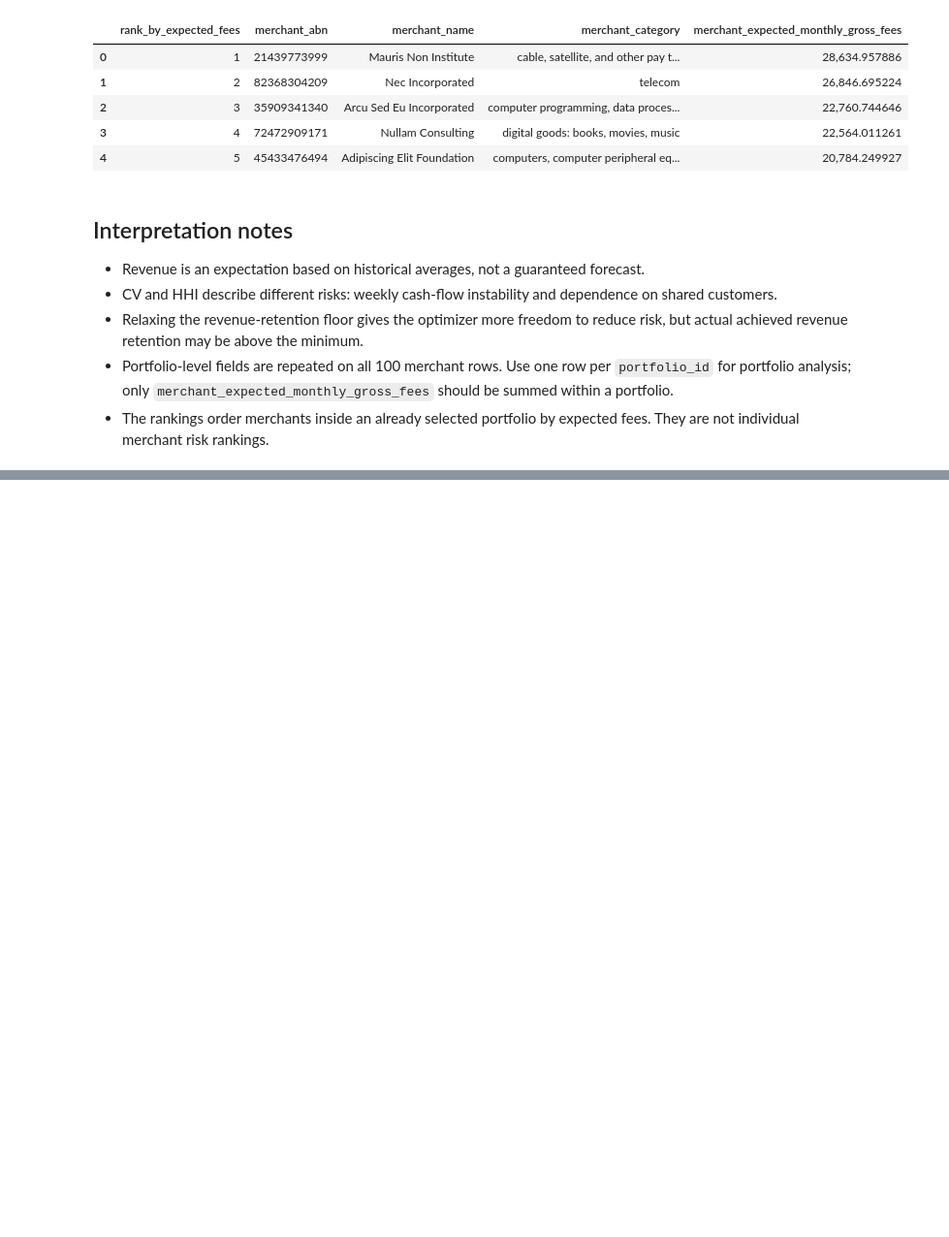
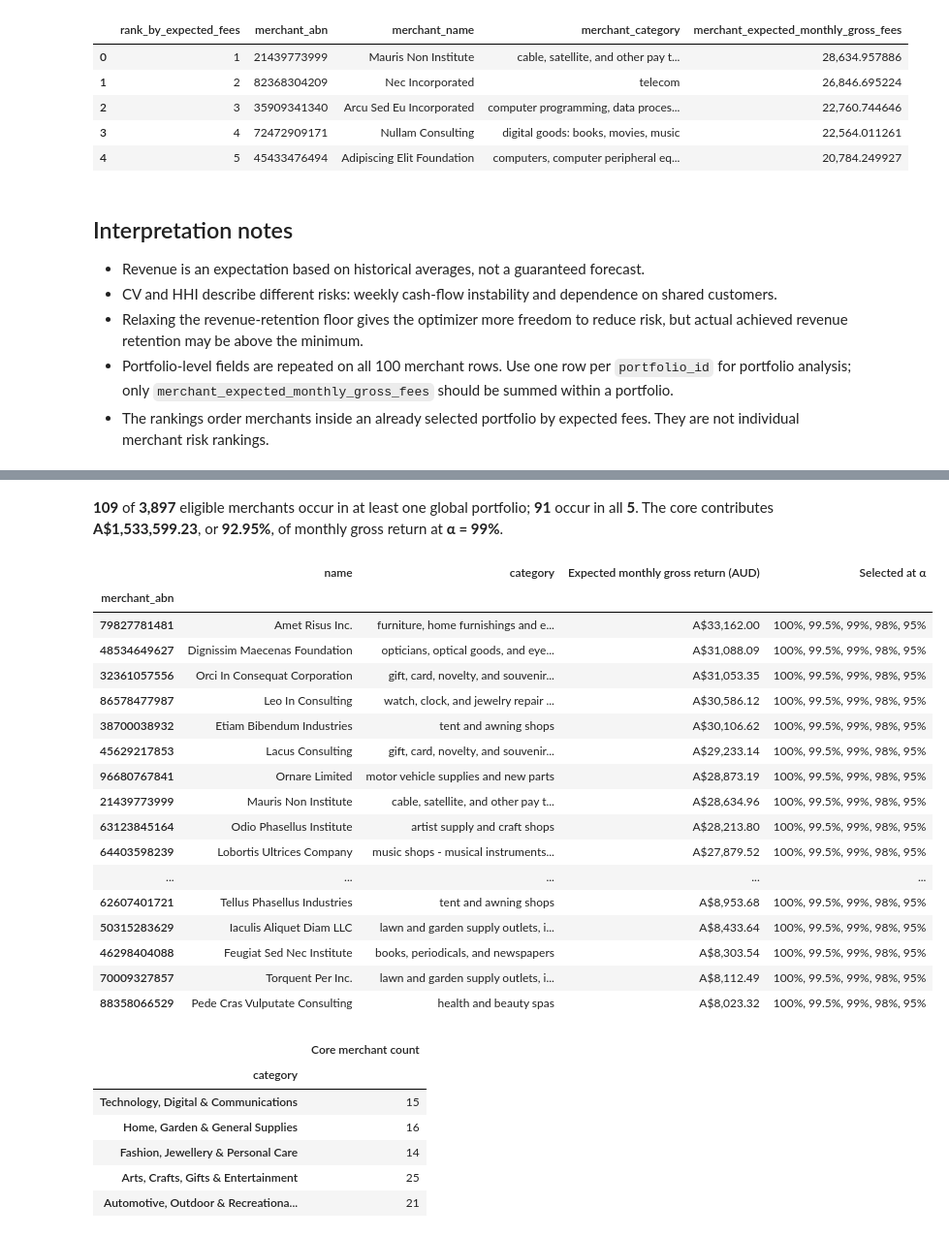
Before and after one commit to hannimeee/industry-project-group-19, a Jupyter notebook: code/11_summary.ipynb, the cells around one changed output, grey strips where cells are left out. Shown at 97% size. Drawn from its saved outputs; the diff is of its cells as text; code cells hidden in the pictures; blank space fills up the shorter version.

```diff
--- a/code/11_summary.ipynb
+++ b/code/11_summary.ipynb
@@ -215,0 +435,54 @@ Technology, Digital & Communications — retention 100.0%
+# %%
+snapshot_merchants = pd.read_parquet(SNAPSHOT_DIR / "merchants.parquet")
+snapshot_merchants["merchant_abn"] = snapshot_merchants.merchant_abn.astype("string")
+if snapshot_merchants.merchant_abn.duplicated().any():
+    raise ValueError("Duplicate snapshot merchant ABN")
+if not snapshot_merchants.eligible.isin([True, False]).all():
+    raise ValueError("Snapshot eligibility must be boolean")
+eligible = snapshot_merchants.loc[snapshot_merchants.eligible.eq(True)].set_index("merchant_abn").copy()
+if not set(GLOBAL.merchant_abn).issubset(eligible.index):
+    raise ValueError("Final ranking includes merchant absent from eligible snapshot")
+snapshot_returns = GLOBAL.merchant_abn.map(eligible.expected_monthly_fees)
+if not np.allclose(snapshot_returns, GLOBAL.merchant_expected_monthly_gross_fees):
+    raise ValueError("Final returns disagree with frozen snapshot")
+selection_frequency = GLOBAL.groupby("merchant_abn").retention.nunique()
+n_alphas = GLOBAL.retention.nunique()
+eligible["selection_count"] = selection_frequency.reindex(eligible.index, fill_value=0)
+eligible["Selection group"] = np.select([eligible.selection_count.eq(n_alphas), eligible.selection_count.gt(0)], ["Always selected", "Sometimes selected"], default="Never selected")
+core = eligible.loc[eligible["Selection group"].eq("Always selected")].copy()
+selected_union = int(eligible.selection_count.gt(0).sum())
+core_return = comparison_rows.loc[comparison_rows.index.isin(core.index), "merchant_expected_monthly_gross_fees"].sum()
+core_return_share = core_return / compare_metrics.portfolio_expected_monthly_gross_fees
+alpha_memberships = GLOBAL.groupby("merchant_abn").retention.apply(lambda v: ", ".join(f"{a*100:g}%" for a in sorted(v.unique(), reverse=True)))
+core["Selected at α"] = alpha_memberships.reindex(core.index)
+display(Markdown(f"**{selected_union:,}** of **{len(eligible):,}** eligible merchants occur in at least one global portfolio; **{len(core):,}** occur in all **{n_alphas}**. The core contributes **A${core_return:,.2f}**, or **{core_return_share:.2%}**, of monthly gross return at **α = {compare_alpha*100:g}%**."))
+display(core.sort_values("expected_monthly_fees", ascending=False)[["name", "category", "expected_monthly_fees", "Selected at α"]].rename(columns={"expected_monthly_fees": "Expected monthly gross return (AUD)"}).style.format({"Expected monthly gross return (AUD)": "A${:,.2f}"}))
+core_segments = core.category.map(category_to_segment).value_counts().reindex(SEGMENT_ORDER, fill_value=0)
+display(core_segments.rename("Core merchant count").to_frame())
+# %% [output]
+**109** of **3,897** eligible merchants occur in at least one global portfolio; **91** occur in all **5**. The core contributes **A$1,533,599.23**, or **92.95%**, of monthly gross return at **α = 99%**.
+|  | name | category | Expected monthly gross return (AUD) | Selected at α |
+| merchant_abn |  |  |  |  |
+| 79827781481 | Amet Risus Inc. | furniture, home furnishings and e... | A$33,162.00 | 100%, 99.5%, 99%, 98%, 95% |
+| 48534649627 | Dignissim Maecenas Foundation | opticians, optical goods, and eye... | A$31,088.09 | 100%, 99.5%, 99%, 98%, 95% |
+| 32361057556 | Orci In Consequat Corporation | gift, card, novelty, and souvenir... | A$31,053.35 | 100%, 99.5%, 99%, 98%, 95% |
+| 86578477987 | Leo In Consulting | watch, clock, and jewelry repair ... | A$30,586.12 | 100%, 99.5%, 99%, 98%, 95% |
+| 38700038932 | Etiam Bibendum Industries | tent and awning shops | A$30,106.62 | 100%, 99.5%, 99%, 98%, 95% |
+| 45629217853 | Lacus Consulting | gift, card, novelty, and souvenir... | A$29,233.14 | 100%, 99.5%, 99%, 98%, 95% |
+| 96680767841 | Ornare Limited | motor vehicle supplies and new parts | A$28,873.19 | 100%, 99.5%, 99%, 98%, 95% |
+| 21439773999 | Mauris Non Institute | cable, satellite, and other pay t... | A$28,634.96 | 100%, 99.5%, 99%, 98%, 95% |
+| 63123845164 | Odio Phasellus Institute | artist supply and craft shops | A$28,213.80 | 100%, 99.5%, 99%, 98%, 95% |
+| 64403598239 | Lobortis Ultrices Company | music shops - musical instruments... | A$27,879.52 | 100%, 99.5%, 99%, 98%, 95% |
+| ... | ... | ... | ... | ... |
+| 62607401721 | Tellus Phasellus Industries | tent and awning shops | A$8,953.68 | 100%, 99.5%, 99%, 98%, 95% |
+| 50315283629 | Iaculis Aliquet Diam LLC | lawn and garden supply outlets, i... | A$8,433.64 | 100%, 99.5%, 99%, 98%, 95% |
+| 46298404088 | Feugiat Sed Nec Institute | books, periodicals, and newspapers | A$8,303.54 | 100%, 99.5%, 99%, 98%, 95% |
+| 70009327857 | Torquent Per Inc. | lawn and garden supply outlets, i... | A$8,112.49 | 100%, 99.5%, 99%, 98%, 95% |
+| 88358066529 | Pede Cras Vulputate Consulting | health and beauty spas | A$8,023.32 | 100%, 99.5%, 99%, 98%, 95% |
+|  | Core merchant count |
+| category |  |
+| Technology, Digital & Communications | 15 |
+| Home, Garden & General Supplies | 16 |
+| Fashion, Jewellery & Personal Care | 14 |
+| Arts, Crafts, Gifts & Entertainment | 25 |
+| Automotive, Outdoor & Recreationa... | 21 |
```
Also changed, not shown: parts of 11 cells of this notebook.
